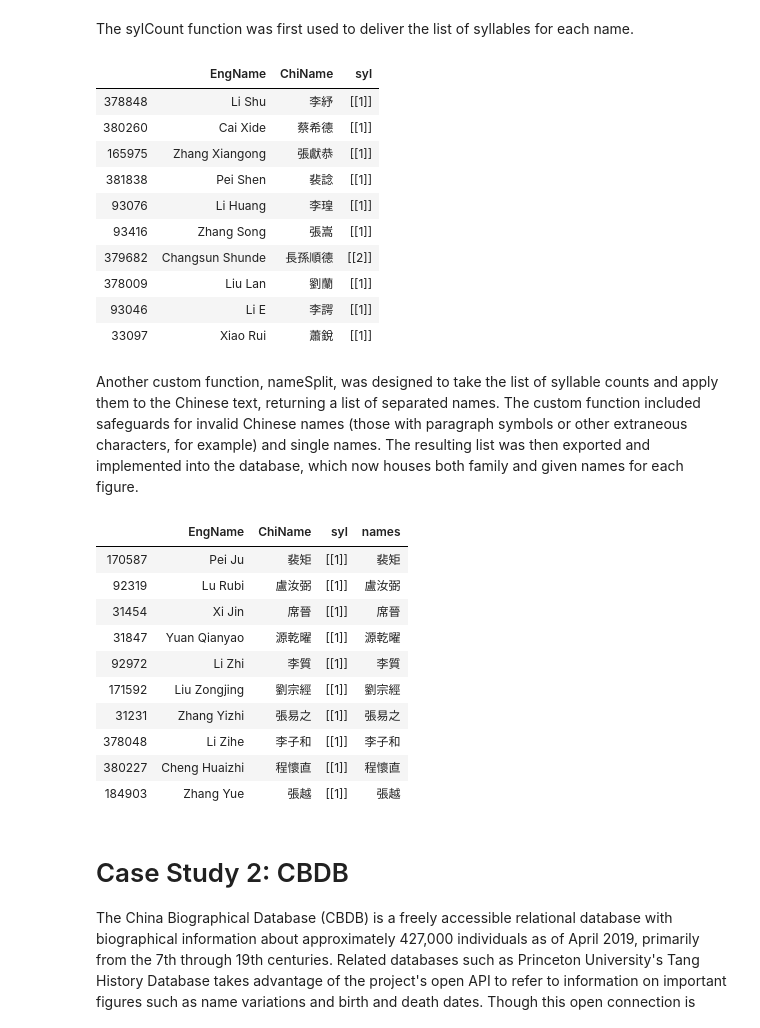
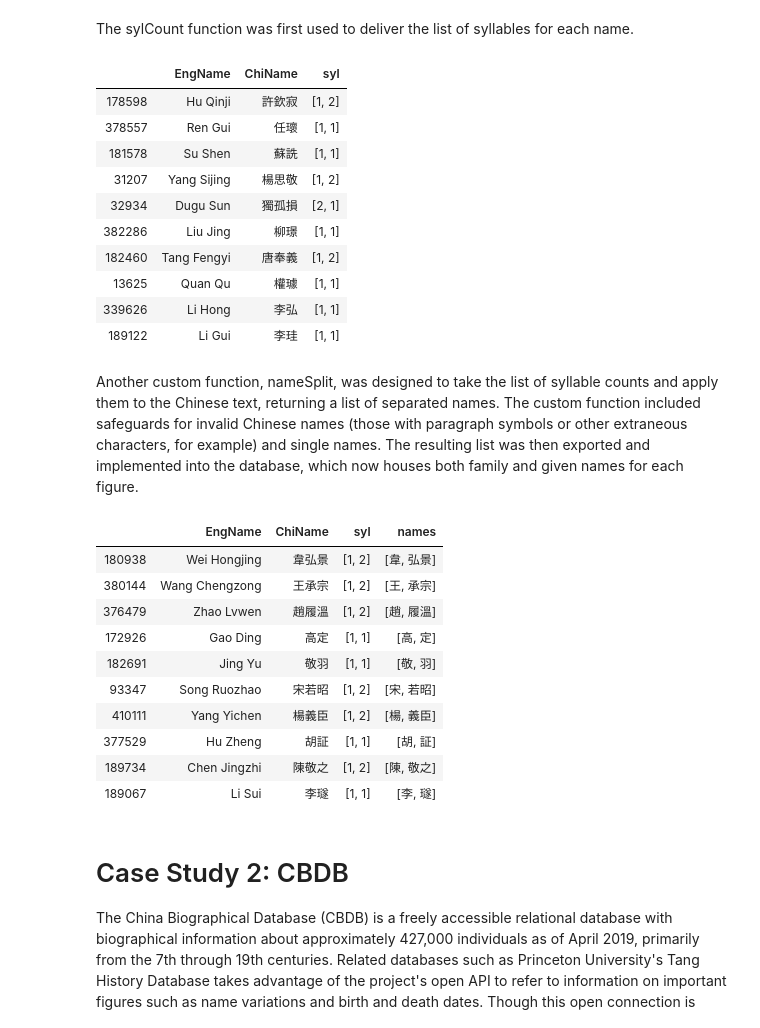
Before and after one commit to JHGFD82/ChineseSyllableCountGeneratorDraftNotes, a Jupyter notebook: Chinese Syllable Count Generator.ipynb, the cells around one changed output. Saved outputs shown, nothing was run; the diff lists cells and outputs as text; code cells hidden in the pictures.

```diff
--- a/Chinese Syllable Count Generator.ipynb
+++ b/Chinese Syllable Count Generator.ipynb
@@ -497,7 +461,10 @@ def initial_evaluation(n, initial, final, initList):
             errorMsg = ('Error: \"' + initial + n +
                         '\" invalid initial')
         initial += n
-        notes += 'consonant'
+        if n == '’':
+            notes += 'apostrophe'
+        else:
+            notes += 'consonant'
 
     # Then the vowel is the first character of the final if there's no initial
     else:
@@ -512,12 +479,10 @@ def initial_evaluation(n, initial, final, initList):
 # %% [markdown]
 ## Syllable Count Evaluation
 # %%
-def new_syllable(syl, sylAdd, sylList, i, n, text, initial, final, wg, crumbs):
+def new_syllable(syl, sylAdd, i, n, text, initial, final, wg, crumbs):
     '''Obtain syllable count based on evaluated characters.'''
     if n == ' ':
         sylAdd.append(syl)
-        sylList.append([initial, final])
-        sylList.append([n])
         syl = 1
         initial = ''
         final = ''
@@ -548,16 +513,12 @@ def new_syllable(syl, sylAdd, sylList, i, n, text, initial, final, wg, crumbs):
                 final = ''
         else:
             if n in replSym.values():
-                sylList.append([initial, final])
-                sylList.append([n])
                 initial = ''
                 final = ''
             elif n in vowel:
-                sylList.append([initial, final[:-1]])
                 initial = 'ø'
                 final = n
             else:
-                sylList.append([initial, final[:-1]])
                 initial = n
                 final = ''
 
@@ -574,7 +535,7 @@ def new_syllable(syl, sylAdd, sylList, i, n, text, initial, final, wg, crumbs):
 
 
 def sylCount(text, crumbs=False, errorReport=False, CBDB=False,
-             wg=False, method=False, convert=False, skipSyl=False,
+             wg=False, method=False, convert=False, skipCount=False,
              skipError=False, itr=''):
     '''Return the number of Chinese characters based on inputted romanized text
     (amongst other things).'''
@@ -586,7 +547,7 @@ def sylCount(text, crumbs=False, errorReport=False, CBDB=False,
     if len(validationResult) > 1:
         errorMsg = validationResult[1]
         crumbs_report(crumbs, errorMsg)
-        return [[0], errorMsg, np.nan]
+        text = ''
     else:
         text = validationResult[0]
 
@@ -598,7 +559,6 @@ def sylCount(text, crumbs=False, errorReport=False, CBDB=False,
     newSyl = False
     syl = 1
     sylAdd = []
-    sylList = []
 
     crumbs_report(crumbs, '# Testing ' + text + ' #')
 
@@ -607,8 +567,8 @@ def sylCount(text, crumbs=False, errorReport=False, CBDB=False,
     for i, n in enumerate(text):
 
         ## SPECIAL CHARACTERS ##
-        if not n.isalpha() or (n == '’' and not wg):
-            newSyl, notes = special_characters(n, wg)
+        if not n.isalpha() and not (n == '’' and wg):
+            newSyl, notes, errorMsg = special_characters(n, wg, final)
             crumbStep = initial + '|' + final + n
 
         ## FINALS ##
@@ -634,7 +594,7 @@ def sylCount(text, crumbs=False, errorReport=False, CBDB=False,
                 crumbs_report(crumbs, errorMsg)
                 wg = not wg
                 return sylCount(text, crumbs, errorReport, CBDB,
-                                wg, method, convert, skipSyl, skipError,
+                                wg, method, convert, skipCount, skipError,
                                 itr = initial + n + '/')
             else:
                 notes = errorMsg
@@ -647,7 +607,7 @@ def sylCount(text, crumbs=False, errorReport=False, CBDB=False,
 
         if newSyl:
             syl, sylAdd, initial, final = (
-                new_syllable(syl, sylAdd, sylList, i, n, text, initial, final, wg, crumbs))
+                new_syllable(syl, sylAdd, i, n, text, initial, final, wg, crumbs))
             newSyl = False
 
     # Append syllable count to list after end of text evaulation
@@ -656,10 +616,8 @@ def sylCount(text, crumbs=False, errorReport=False, CBDB=False,
     else:
         sylAdd.append(syl)
 
-    sylList.append([initial, final])
-
     # Return a null value if the errorReport parameter is true
-    if not skipSyl:
+    if not skipCount:
         result = [sylAdd]
     else:
         result = []
@@ -671,10 +629,7 @@ def sylCount(text, crumbs=False, errorReport=False, CBDB=False,
             result.append(np.nan)
 
     if method:
-        result.append('Wade-Giles' if wg else 'Pinyin')
-
-    if convert:
-        result.append(to_WG(sylList))
+        result.append(['Wade-Giles'] if wg else ['Pinyin'])
 
     return result
 # %% [markdown]
@@ -698,63 +653,66 @@ names['ChiName'] = names['ChiName'].str.replace('\u3000', ' ').replace(' ', '')
 # Run sylCount function and return results to 'syl' column
 names['syl'] = names['EngName'].apply(sylCount)
 
+names['syl'] = pd.DataFrame(names.syl.values.tolist(),
+                         index=names.index)
+
 display(names.sample(n=10))
 # %% [output]
 |  | EngName | ChiName | syl |
-| 378848 | Li Shu | 李紓 | [[1]] |
-| 380260 | Cai Xide | 蔡希德 | [[1]] |
-| 165975 | Zhang Xiangong | 張獻恭 | [[1]] |
-| 381838 | Pei Shen | 裴諗 | [[1]] |
-| 93076 | Li Huang | 李瑝 | [[1]] |
-| 93416 | Zhang Song | 張嵩 | [[1]] |
-| 379682 | Changsun Shunde | 長孫順德 | [[2]] |
-| 378009 | Liu Lan | 劉蘭 | [[1]] |
-| 93046 | Li E | 李諤 | [[1]] |
-| 33097 | Xiao Rui | 蕭銳 | [[1]] |
+| 178598 | Hu Qinji | 許欽寂 | [1, 2] |
+| 378557 | Ren Gui | 任瓌 | [1, 1] |
+| 181578 | Su Shen | 蘇詵 | [1, 1] |
+| 31207 | Yang Sijing | 楊思敬 | [1, 2] |
+| 32934 | Dugu Sun | 獨孤損 | [2, 1] |
+| 382286 | Liu Jing | 柳璟 | [1, 1] |
+| 182460 | Tang Fengyi | 唐奉義 | [1, 2] |
+| 13625 | Quan Qu | 權璩 | [1, 1] |
+| 339626 | Li Hong | 李弘 | [1, 1] |
+| 189122 | Li Gui | 李珪 | [1, 1] |
 # %% [markdown]
 Another custom function, nameSplit, was designed to take the list of syllable counts and apply them to the Chinese text, returning a list of separated names. The custom function included safeguards for invalid Chinese names (those with paragraph symbols or other extraneous characters, for example) and single names. The resulting list was then exported and implemented into the database, which now houses both family and given names for each figure.
 # %%
 # Define nameSplit function to facilitate separation of family name from given name
 def nameSplit(chiName, syls, select=False):
     '''Separate Chinese characters based on supplied list of syllable counts'''
 
     if len(syls) < 2: # If there is only one syllable for a given name (no splitting needed)
         if syls == [0]:
             return None # Errors found in sylCount process result in null values
         else:
             return chiName # Single names are returned
     else:
         names = []
 
     if select: # If select parameter has a value above 0, return whichever name is specified
         cut = sum(syls[:select-1])
         names = chiName[cut:cut+syls[select-1]]
 
     else: # Otherwise, separate each Chinese phrase into a list
         for i, n in enumerate(syls):
             cut = sum(syls[:i])
             names.append(chiName[cut:cut+n])
 
     return names
 
 
 # Apply the function to each row and return results to 'names' column
-names['names'] = names.apply(lambda x: nameSplit(x['ChiName'], x['syl'][0]), axis=1)
+names['names'] = names.apply(lambda x: nameSplit(x['ChiName'], x['syl']), axis=1)
 
 # Display 20 random rows
 display(names.sample(n=10))
 # %% [output]
 |  | EngName | ChiName | syl | names |
-| 170587 | Pei Ju | 裴矩 | [[1]] | 裴矩 |
-| 92319 | Lu Rubi | 盧汝弼 | [[1]] | 盧汝弼 |
-| 31454 | Xi Jin | 席晉 | [[1]] | 席晉 |
-| 31847 | Yuan Qianyao | 源乾曜 | [[1]] | 源乾曜 |
-| 92972 | Li Zhi | 李質 | [[1]] | 李質 |
-| 171592 | Liu Zongjing | 劉宗經 | [[1]] | 劉宗經 |
-| 31231 | Zhang Yizhi | 張易之 | [[1]] | 張易之 |
-| 378048 | Li Zihe | 李子和 | [[1]] | 李子和 |
-| 380227 | Cheng Huaizhi | 程懷直 | [[1]] | 程懷直 |
-| 184903 | Zhang Yue | 張越 | [[1]] | 張越 |
+| 180938 | Wei Hongjing | 韋弘景 | [1, 2] | [韋, 弘景] |
+| 380144 | Wang Chengzong | 王承宗 | [1, 2] | [王, 承宗] |
+| 376479 | Zhao Lvwen | 趙履溫 | [1, 2] | [趙, 履溫] |
+| 172926 | Gao Ding | 高定 | [1, 1] | [高, 定] |
+| 182691 | Jing Yu | 敬羽 | [1, 1] | [敬, 羽] |
+| 93347 | Song Ruozhao | 宋若昭 | [1, 2] | [宋, 若昭] |
+| 410111 | Yang Yichen | 楊義臣 | [1, 2] | [楊, 義臣] |
+| 377529 | Hu Zheng | 胡証 | [1, 1] | [胡, 証] |
+| 189734 | Chen Jingzhi | 陳敬之 | [1, 2] | [陳, 敬之] |
+| 189067 | Li Sui | 李璲 | [1, 1] | [李, 璲] |
 # %% [markdown]
 # Case Study 2: CBDB
 The China Biographical Database (CBDB) is a freely accessible relational database with biographical information about approximately 427,000 individuals as of April 2019, primarily from the 7th through 19th centuries. Related databases such as Princeton University's Tang History Database takes advantage of the project's open API to refer to information on important figures such as name variations and birth and death dates. Though this open connection is critical to the success of the database, no collection of hundreds of thousands of records is safe from innacurate data entry or validation errors, and because the sylCount function proved to be a massive success for the Tang History Database, its greater accuracy could be tested using the 427,000+ records of CBDB.
```
Also changed, not shown: parts of 7 cells of this notebook.
